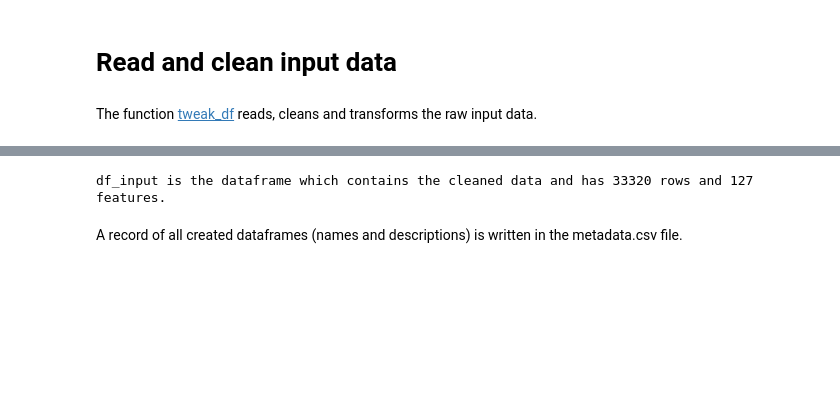
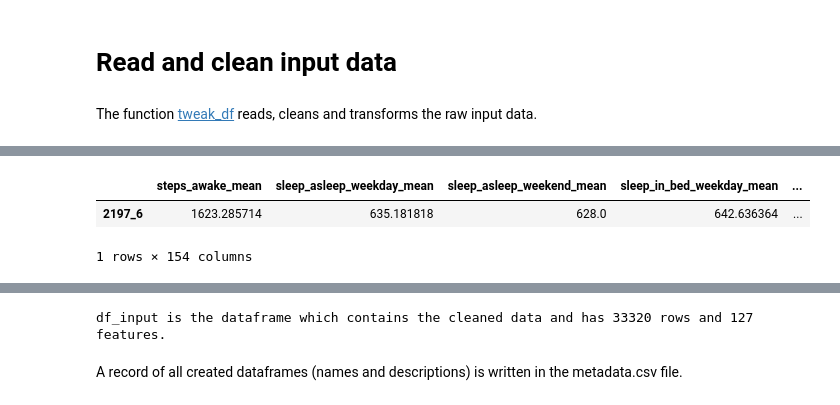
Before and after one commit to jloayza10/depression_prediction_project, a Jupyter notebook: notebooks/1-exploratory_analysis.ipynb, the cells around one changed output, grey strips where cells are left out. Saved outputs shown, nothing was run; the diff lists cells and outputs as text; code cells hidden in the pictures; blank space fills up the shorter version.

```diff
--- a/notebooks/1-exploratory_analysis.ipynb
+++ b/notebooks/1-exploratory_analysis.ipynb
@@ -65,0 +85,6 @@ The function [tweak_df](https://github.com/jloayza10/Depression_prediction/blob/
+# %%
+df_raw.iloc[[422]]
+# %% [output]
+|  | steps_awake_mean | sleep_asleep_weekday_mean | sleep_asleep_weekend_mean | sleep_in_bed_weekday_mean | ... |
+| 2197_6 | 1623.285714 | 635.181818 | 628.0 | 642.636364 | ... |
+1 rows × 154 columns
```
Also changed, not shown: parts of 10 cells of this notebook, 1 other file.
